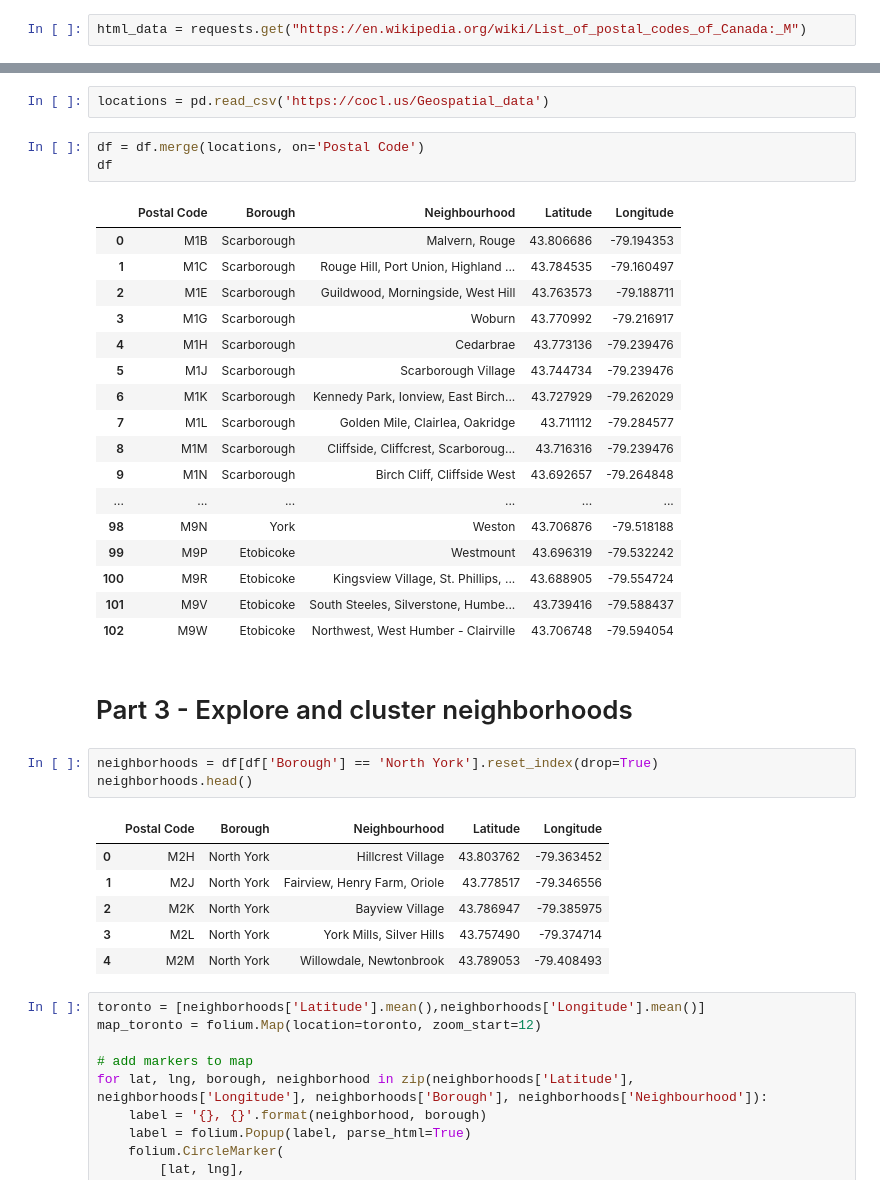
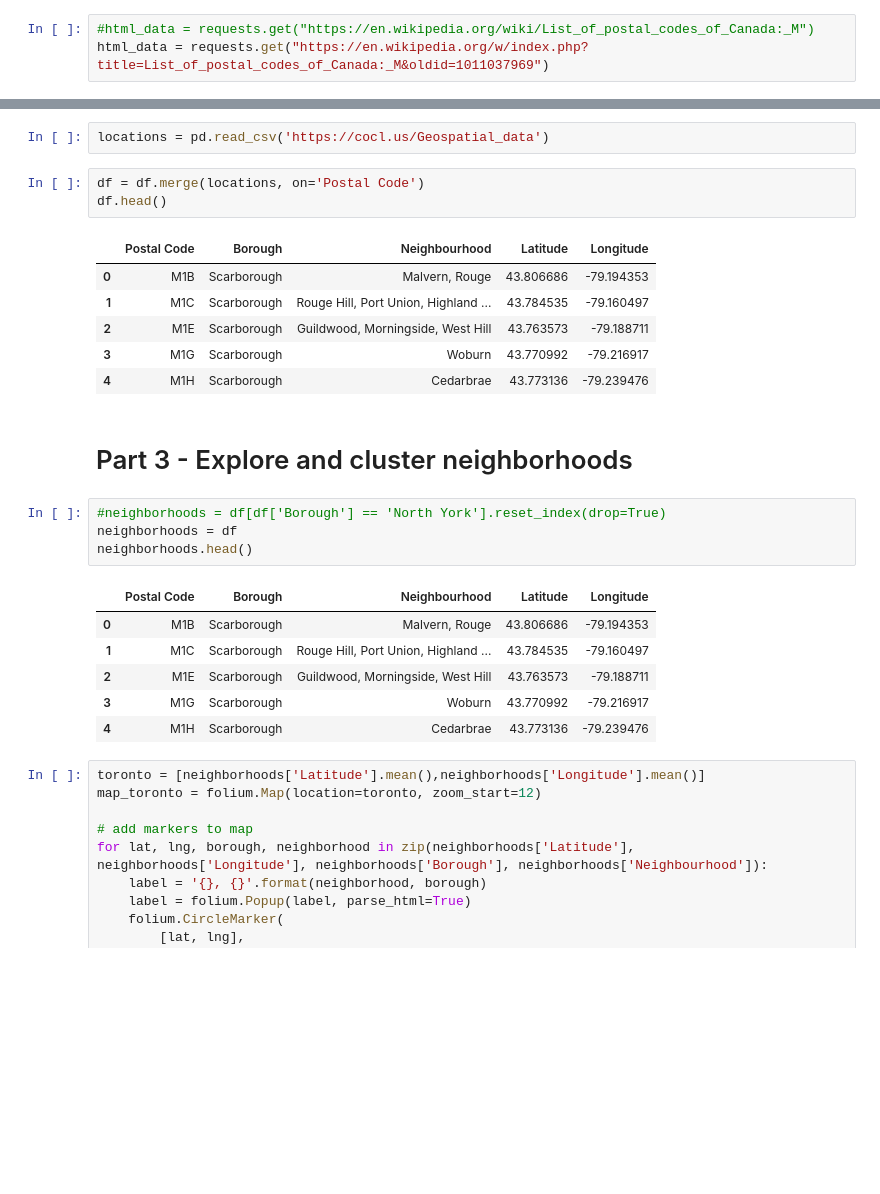
Before and after one commit to ciriux/Coursera_Capstone, a Jupyter notebook: AppliedCapstone_Week2.ipynb, the cells around one changed output, grey strips where cells are left out. Cells and saved outputs as stored; diff of their text form; blank space fills up the shorter version.

```diff
--- a/AppliedCapstone_Week2.ipynb
+++ b/AppliedCapstone_Week2.ipynb
@@ -34,7 +34,8 @@ I used **BeautifulSoup** to parse data fetched with the *request* library, then
 import requests
 from bs4 import BeautifulSoup
 # %%
-html_data = requests.get("https://en.wikipedia.org/wiki/List_of_postal_codes_of_Canada:_M")
+#html_data = requests.get("https://en.wikipedia.org/wiki/List_of_postal_codes_of_Canada:_M")
+html_data = requests.get("https://en.wikipedia.org/w/index.php?title=List_of_postal_codes_of_Canada:_M&oldid=1011037969")
 # %%
 soup = BeautifulSoup(html_data.text, 'html.parser')
 rows = []
@@ -121,37 +123,27 @@ pd.DataFrame(locations, columns=['Latitude','Longitude']).head()
 locations = pd.read_csv('https://cocl.us/Geospatial_data')
 # %%
 df = df.merge(locations, on='Postal Code')
-df
+df.head()
 # %% [output]
 |  | Postal Code | Borough | Neighbourhood | Latitude | Longitude |
 | 0 | M1B | Scarborough | Malvern, Rouge | 43.806686 | -79.194353 |
 | 1 | M1C | Scarborough | Rouge Hill, Port Union, Highland ... | 43.784535 | -79.160497 |
 | 2 | M1E | Scarborough | Guildwood, Morningside, West Hill | 43.763573 | -79.188711 |
 | 3 | M1G | Scarborough | Woburn | 43.770992 | -79.216917 |
 | 4 | M1H | Scarborough | Cedarbrae | 43.773136 | -79.239476 |
-| 5 | M1J | Scarborough | Scarborough Village | 43.744734 | -79.239476 |
-| 6 | M1K | Scarborough | Kennedy Park, Ionview, East Birch... | 43.727929 | -79.262029 |
-| 7 | M1L | Scarborough | Golden Mile, Clairlea, Oakridge | 43.711112 | -79.284577 |
-| 8 | M1M | Scarborough | Cliffside, Cliffcrest, Scarboroug... | 43.716316 | -79.239476 |
-| 9 | M1N | Scarborough | Birch Cliff, Cliffside West | 43.692657 | -79.264848 |
-| ... | ... | ... | ... | ... | ... |
-| 98 | M9N | York | Weston | 43.706876 | -79.518188 |
-| 99 | M9P | Etobicoke | Westmount | 43.696319 | -79.532242 |
-| 100 | M9R | Etobicoke | Kingsview Village, St. Phillips, ... | 43.688905 | -79.554724 |
-| 101 | M9V | Etobicoke | South Steeles, Silverstone, Humbe... | 43.739416 | -79.588437 |
-| 102 | M9W | Etobicoke | Northwest, West Humber - Clairville | 43.706748 | -79.594054 |
 # %% [markdown]
 # Part 3 - Explore and cluster neighborhoods
 # %%
-neighborhoods = df[df['Borough'] == 'North York'].reset_index(drop=True)
+#neighborhoods = df[df['Borough'] == 'North York'].reset_index(drop=True)
+neighborhoods = df
 neighborhoods.head()
 # %% [output]
 |  | Postal Code | Borough | Neighbourhood | Latitude | Longitude |
-| 0 | M2H | North York | Hillcrest Village | 43.803762 | -79.363452 |
-| 1 | M2J | North York | Fairview, Henry Farm, Oriole | 43.778517 | -79.346556 |
-| 2 | M2K | North York | Bayview Village | 43.786947 | -79.385975 |
-| 3 | M2L | North York | York Mills, Silver Hills | 43.757490 | -79.374714 |
-| 4 | M2M | North York | Willowdale, Newtonbrook | 43.789053 | -79.408493 |
+| 0 | M1B | Scarborough | Malvern, Rouge | 43.806686 | -79.194353 |
+| 1 | M1C | Scarborough | Rouge Hill, Port Union, Highland ... | 43.784535 | -79.160497 |
+| 2 | M1E | Scarborough | Guildwood, Morningside, West Hill | 43.763573 | -79.188711 |
+| 3 | M1G | Scarborough | Woburn | 43.770992 | -79.216917 |
+| 4 | M1H | Scarborough | Cedarbrae | 43.773136 | -79.239476 |
 # %%
 toronto = [neighborhoods['Latitude'].mean(),neighborhoods['Longitude'].mean()]
 map_toronto = folium.Map(location=toronto, zoom_start=12)
```
Also changed, not shown: parts of 23 cells of this notebook.
